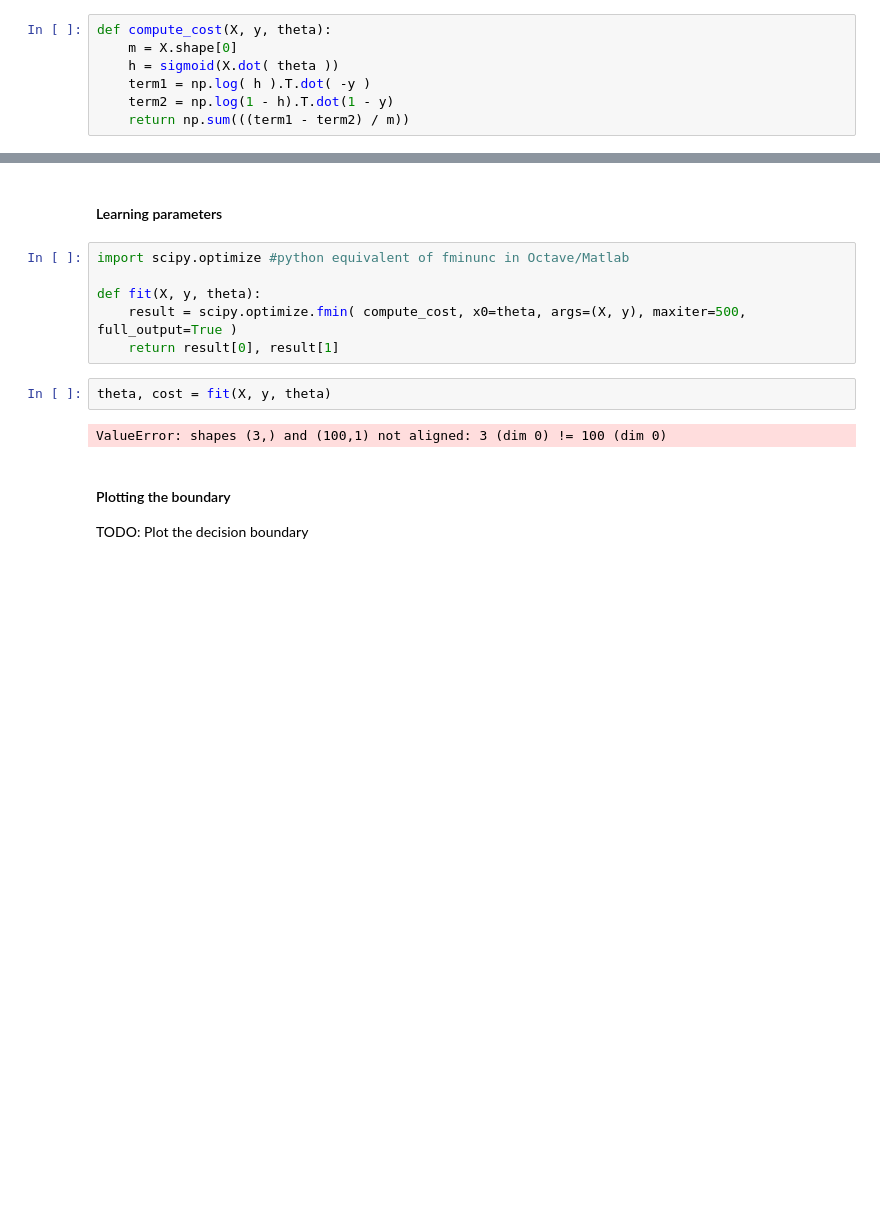
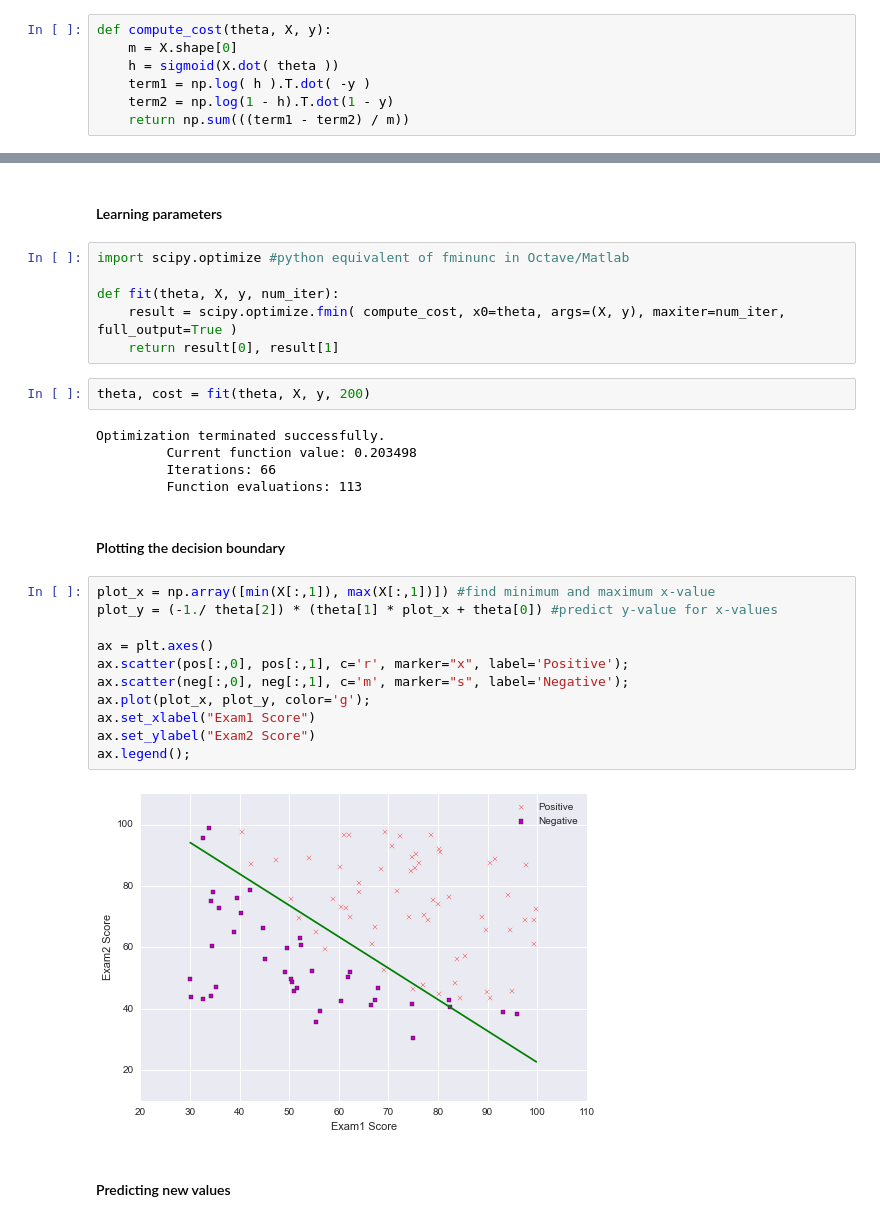
Before and after one commit to Napoleon0313/coursera, a Jupyter notebook: machine-learning/exercise-2-logistic-regression/Logistic Regression.ipynb, the cells around one changed output, grey strips where cells are left out. Drawn from its saved outputs; the diff is of its cells as text; blank space fills up the shorter version.

```diff
--- a/machine-learning/exercise-2-logistic-regression/Logistic Regression.ipynb
+++ b/machine-learning/exercise-2-logistic-regression/Logistic Regression.ipynb
@@ -58,7 +58,7 @@ The cost function is defined as:
 
 $J(\theta) = \frac{1}{m} \sum_{n=1}^{m} [-y^{(i)}log(h_{\theta}(x^{(i)}))-(1-y^{(i)})log(1-h_{\theta}(x^{(i)}))]$
 # %%
-def compute_cost(X, y, theta):
+def compute_cost(theta, X, y):
     m = X.shape[0]
     h = sigmoid(X.dot( theta ))
     term1 = np.log( h ).T.dot( -y )
@@ -89,14 +89,30 @@ array([[ -0.1       ],
 # %%
 import scipy.optimize #python equivalent of fminunc in Octave/Matlab
 
-def fit(X, y, theta):
-    result = scipy.optimize.fmin( compute_cost, x0=theta, args=(X, y), maxiter=500, full_output=True )
+def fit(theta, X, y, num_iter):
+    result = scipy.optimize.fmin( compute_cost, x0=theta, args=(X, y), maxiter=num_iter, full_output=True )
     return result[0], result[1]
 # %%
-theta, cost = fit(X, y, theta)
+theta, cost = fit(theta, X, y, 200)
 # %% [output]
-ValueError: shapes (3,) and (100,1) not aligned: 3 (dim 0) != 100 (dim 0)
+Optimization terminated successfully.
+         Current function value: 0.203498
+         Iterations: 66
+         Function evaluations: 113
 # %% [markdown]
-#### Plotting the boundary
-
-TODO: Plot the decision boundary
+#### Plotting the decision boundary
+# %%
+plot_x = np.array([min(X[:,1]), max(X[:,1])]) #find minimum and maximum x-value
+plot_y = (-1./ theta[2]) * (theta[1] * plot_x + theta[0]) #predict y-value for x-values
+
+ax = plt.axes()
+ax.scatter(pos[:,0], pos[:,1], c='r', marker="x", label='Positive');
+ax.scatter(neg[:,0], neg[:,1], c='m', marker="s", label='Negative');
+ax.plot(plot_x, plot_y, color='g');
+ax.set_xlabel("Exam1 Score")
+ax.set_ylabel("Exam2 Score")
+ax.legend();
+# %% [output]
+[figure, added]
+# %% [markdown]
+#### Predicting new values
```
Also changed, not shown: parts of 10 cells of this notebook.
